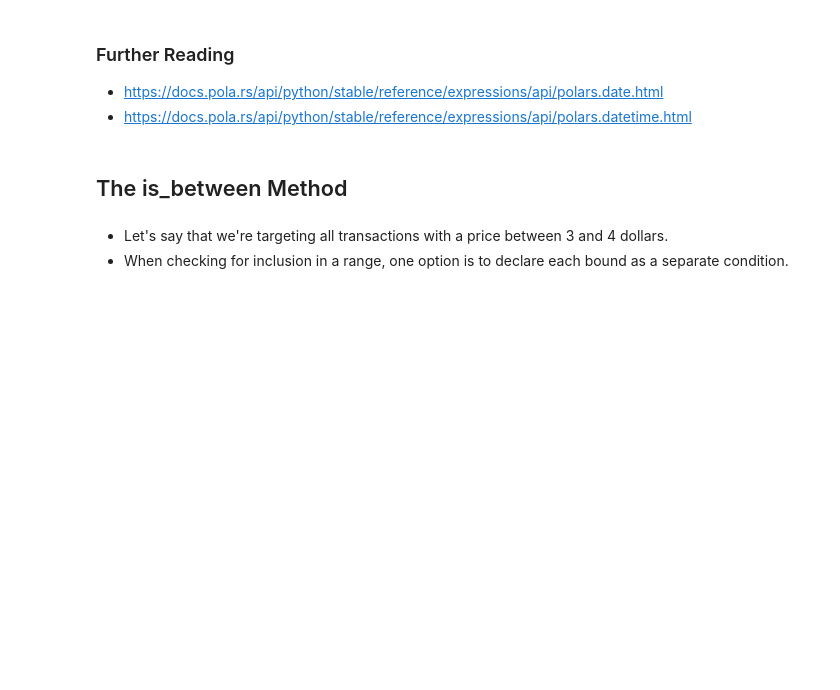
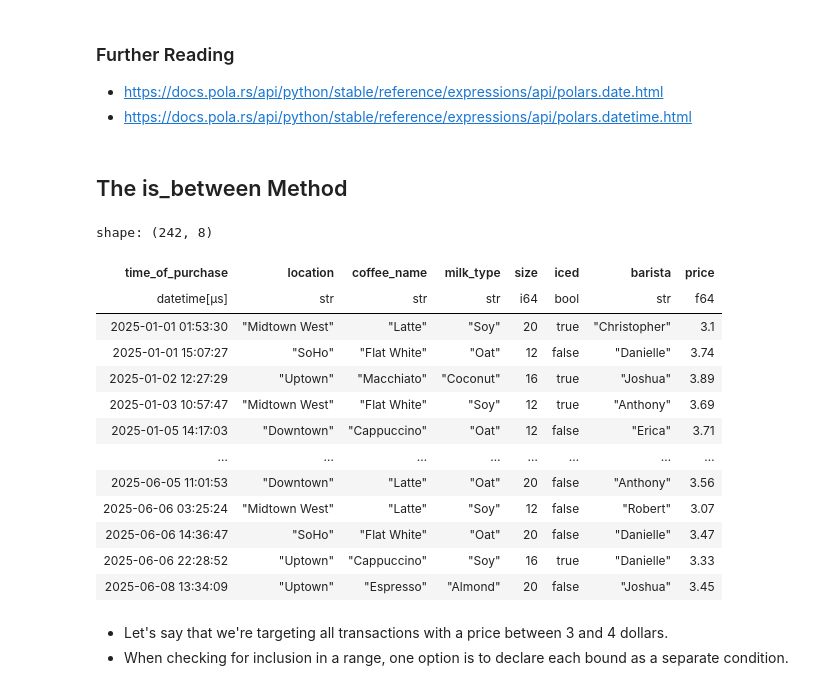
Before and after one commit to yaowenqiang/Data-Analysis-with-Polars-and-Python, a Jupyter notebook: incomplete/06 - DataFrames III - Filtering.ipynb, the cells around one changed output. Saved outputs shown, nothing was run; the diff lists cells and outputs as text; code cells hidden in the pictures; blank space fills up the shorter version.

```diff
--- a/incomplete/06 - DataFrames III - Filtering.ipynb
+++ b/incomplete/06 - DataFrames III - Filtering.ipynb
@@ -977,6 +977,23 @@ shape: (45, 8)
 - https://docs.pola.rs/api/python/stable/reference/expressions/api/polars.datetime.html
 # %% [markdown]
 ## The is_between Method
+# %%
+coffees.filter(pl.col("price").ge(3) & pl.col("price").lt(4))
+# %% [output]
+shape: (242, 8)
+| time_of_purchase | location | coffee_name | milk_type | size | iced | barista | price |
+| datetime[μs] | str | str | str | i64 | bool | str | f64 |
+| 2025-01-01 01:53:30 | "Midtown West" | "Latte" | "Soy" | 20 | true | "Christopher" | 3.1 |
+| 2025-01-01 15:07:27 | "SoHo" | "Flat White" | "Oat" | 12 | false | "Danielle" | 3.74 |
+| 2025-01-02 12:27:29 | "Uptown" | "Macchiato" | "Coconut" | 16 | true | "Joshua" | 3.89 |
+| 2025-01-03 10:57:47 | "Midtown West" | "Flat White" | "Soy" | 12 | true | "Anthony" | 3.69 |
+| 2025-01-05 14:17:03 | "Downtown" | "Cappuccino" | "Oat" | 12 | false | "Erica" | 3.71 |
+| … | … | … | … | … | … | … | … |
+| 2025-06-05 11:01:53 | "Downtown" | "Latte" | "Oat" | 20 | false | "Anthony" | 3.56 |
+| 2025-06-06 03:25:24 | "Midtown West" | "Latte" | "Soy" | 12 | false | "Robert" | 3.07 |
+| 2025-06-06 14:36:47 | "SoHo" | "Flat White" | "Oat" | 20 | false | "Danielle" | 3.47 |
+| 2025-06-06 22:28:52 | "Uptown" | "Cappuccino" | "Soy" | 16 | true | "Danielle" | 3.33 |
+| 2025-06-08 13:34:09 | "Uptown" | "Espresso" | "Almond" | 20 | false | "Joshua" | 3.45 |
 # %% [markdown]
 - Let's say that we're targeting all transactions with a price between 3 and 4 dollars.
 - When checking for inclusion in a range, one option is to declare each bound as a separate condition.
```
Also changed, not shown: parts of 20 cells of this notebook.
